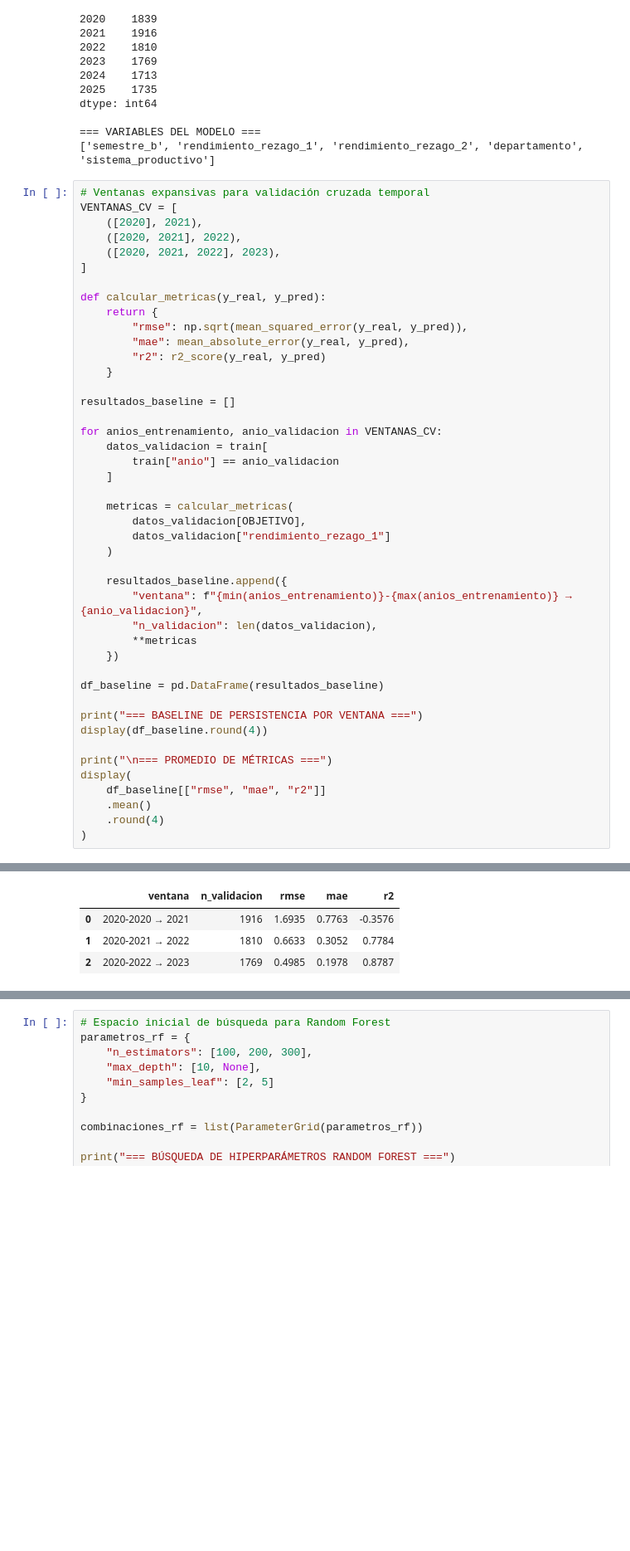
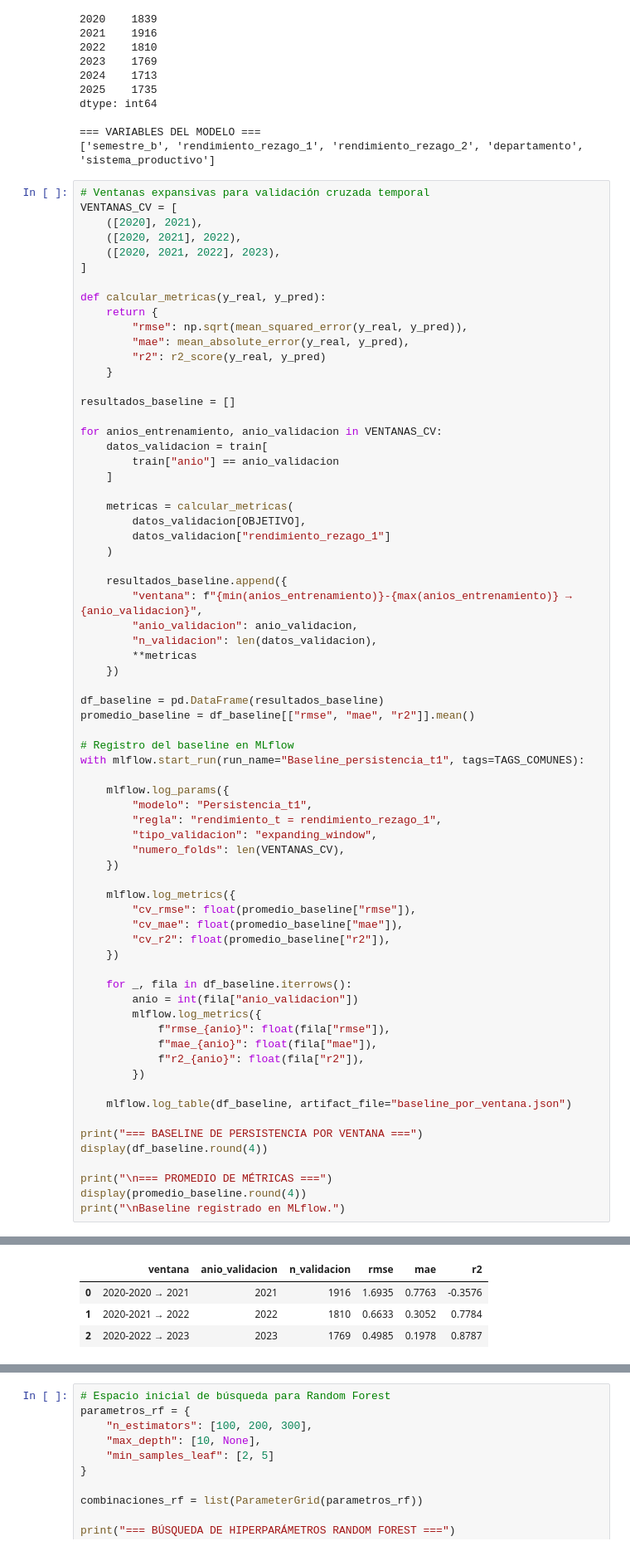
Before and after one commit to VicKingo98/agropredict-colombia, a Jupyter notebook: notebooks/05.1_optimizacion_modelos.ipynb, the cells around one changed output, grey strips where cells are left out. Shown at 83% size. Saved outputs shown, nothing was run; the diff lists cells and outputs as text; blank space fills up the shorter version.

```diff
--- a/notebooks/05.1_optimizacion_modelos.ipynb
+++ b/notebooks/05.1_optimizacion_modelos.ipynb
@@ -170,19 +187,44 @@ for anios_entrenamiento, anio_validacion in VENTANAS_CV:
 
     resultados_baseline.append({
         "ventana": f"{min(anios_entrenamiento)}-{max(anios_entrenamiento)} → {anio_validacion}",
+        "anio_validacion": anio_validacion,
         "n_validacion": len(datos_validacion),
         **metricas
     })
 
 df_baseline = pd.DataFrame(resultados_baseline)
+promedio_baseline = df_baseline[["rmse", "mae", "r2"]].mean()
+
+# Registro del baseline en MLflow
+with mlflow.start_run(run_name="Baseline_persistencia_t1", tags=TAGS_COMUNES):
+
+    mlflow.log_params({
+        "modelo": "Persistencia_t1",
+        "regla": "rendimiento_t = rendimiento_rezago_1",
+        "tipo_validacion": "expanding_window",
+        "numero_folds": len(VENTANAS_CV),
+    })
+
+    mlflow.log_metrics({
+        "cv_rmse": float(promedio_baseline["rmse"]),
+        "cv_mae": float(promedio_baseline["mae"]),
+        "cv_r2": float(promedio_baseline["r2"]),
+    })
+
+    for _, fila in df_baseline.iterrows():
+        anio = int(fila["anio_validacion"])
+        mlflow.log_metrics({
+            f"rmse_{anio}": float(fila["rmse"]),
+            f"mae_{anio}": float(fila["mae"]),
+            f"r2_{anio}": float(fila["r2"]),
+        })
+
+    mlflow.log_table(df_baseline, artifact_file="baseline_por_ventana.json")
 
 print("=== BASELINE DE PERSISTENCIA POR VENTANA ===")
 display(df_baseline.round(4))
 
 print("\n=== PROMEDIO DE MÉTRICAS ===")
-display(
-    df_baseline[["rmse", "mae", "r2"]]
-    .mean()
-    .round(4)
-)
+display(promedio_baseline.round(4))
+print("\nBaseline registrado en MLflow.")
 # %% [output]
@@ -189,8 +233,8 @@ display(
 === BASELINE DE PERSISTENCIA POR VENTANA ===
-|  | ventana | n_validacion | rmse | mae | r2 |
-| 0 | 2020-2020 → 2021 | 1916 | 1.6935 | 0.7763 | -0.3576 |
-| 1 | 2020-2021 → 2022 | 1810 | 0.6633 | 0.3052 | 0.7784 |
-| 2 | 2020-2022 → 2023 | 1769 | 0.4985 | 0.1978 | 0.8787 |
+|  | ventana | anio_validacion | n_validacion | rmse | mae | r2 |
+| 0 | 2020-2020 → 2021 | 2021 | 1916 | 1.6935 | 0.7763 | -0.3576 |
+| 1 | 2020-2021 → 2022 | 2022 | 1810 | 0.6633 | 0.3052 | 0.7784 |
+| 2 | 2020-2022 → 2023 | 2023 | 1769 | 0.4985 | 0.1978 | 0.8787 |
 === PROMEDIO DE MÉTRICAS ===
 rmse    0.9518
 mae     0.4264
```
Also changed, not shown: parts of 21 cells of this notebook, 3 other files.
